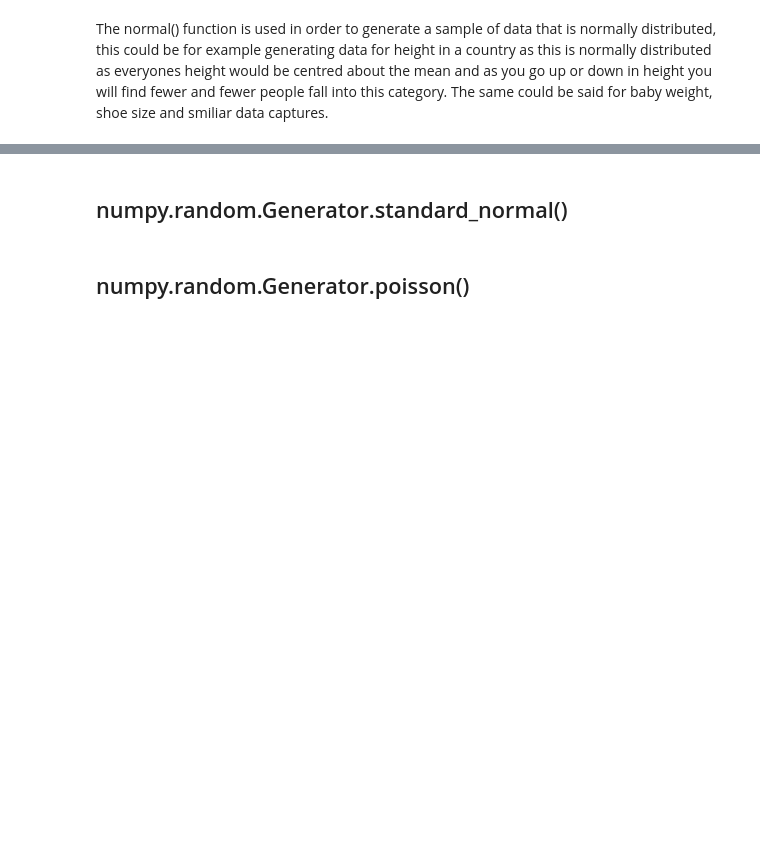
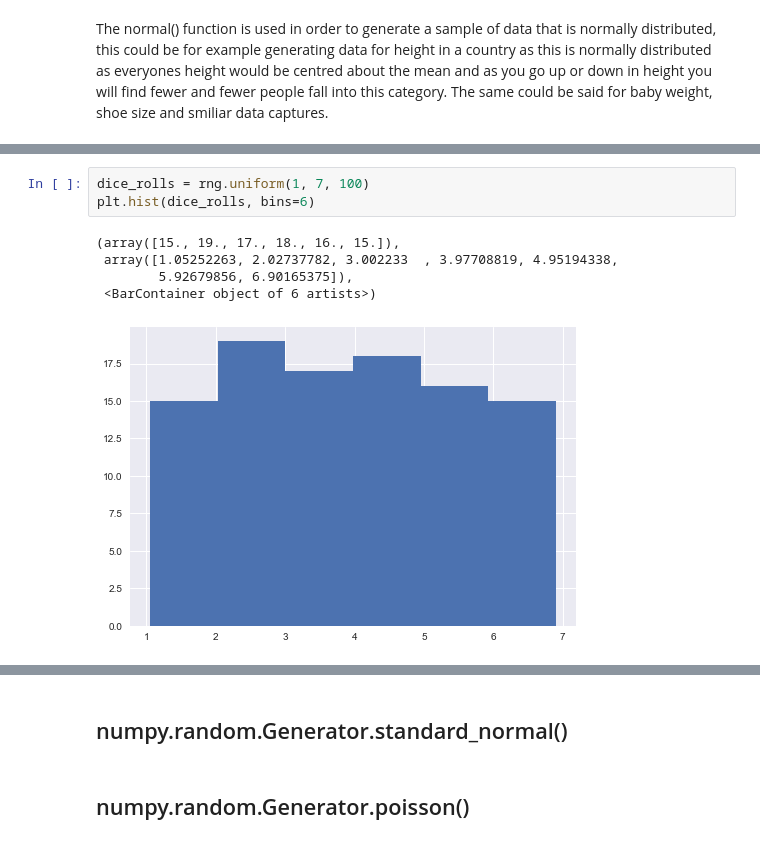
Before and after one commit to fionnmccarthy/ProgDA_Assignment, a Jupyter notebook: numpy-random.ipynb, the cells around one changed output, grey strips where cells are left out. Drawn from its saved outputs; the diff is of its cells as text; blank space fills up the shorter version.

```diff
--- a/numpy-random.ipynb
+++ b/numpy-random.ipynb
@@ -553,0 +600,9 @@ Next I will show this in relation to roullette, where I go in to a game wanting
+# %%
+dice_rolls = rng.uniform(1, 7, 100)
+plt.hist(dice_rolls, bins=6)
+# %% [output]
+(array([15., 19., 17., 18., 16., 15.]),
+ array([1.05252263, 2.02737782, 3.002233  , 3.97708819, 4.95194338,
+        5.92679856, 6.90165375]),
+ <BarContainer object of 6 artists>)
+[figure, added]
```
Also changed, not shown: parts of 49 cells of this notebook, 1 other file.
